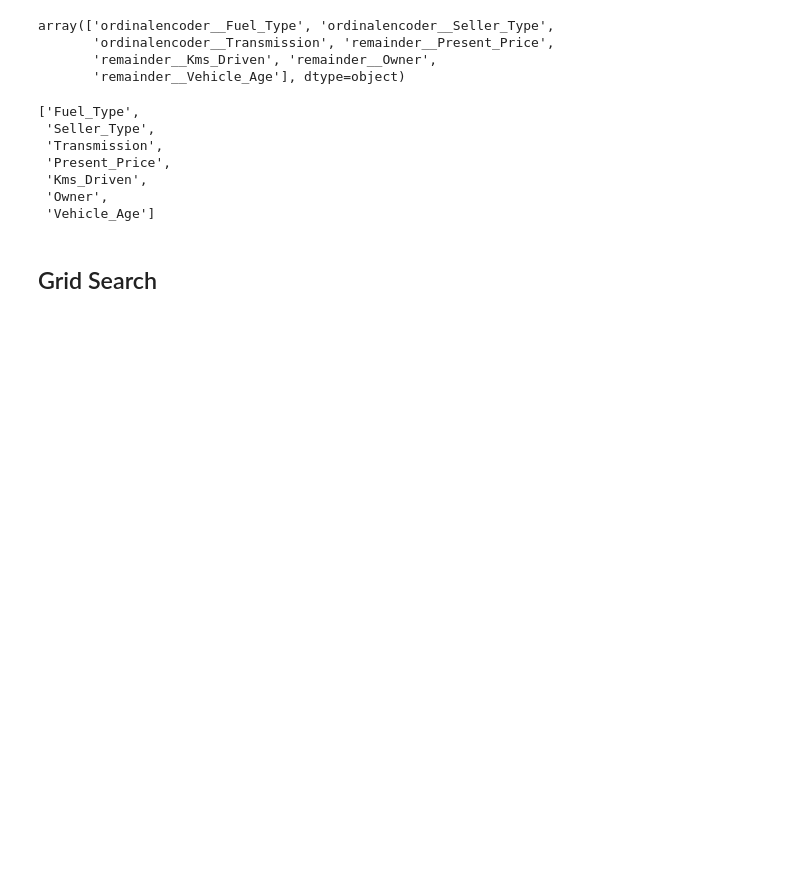
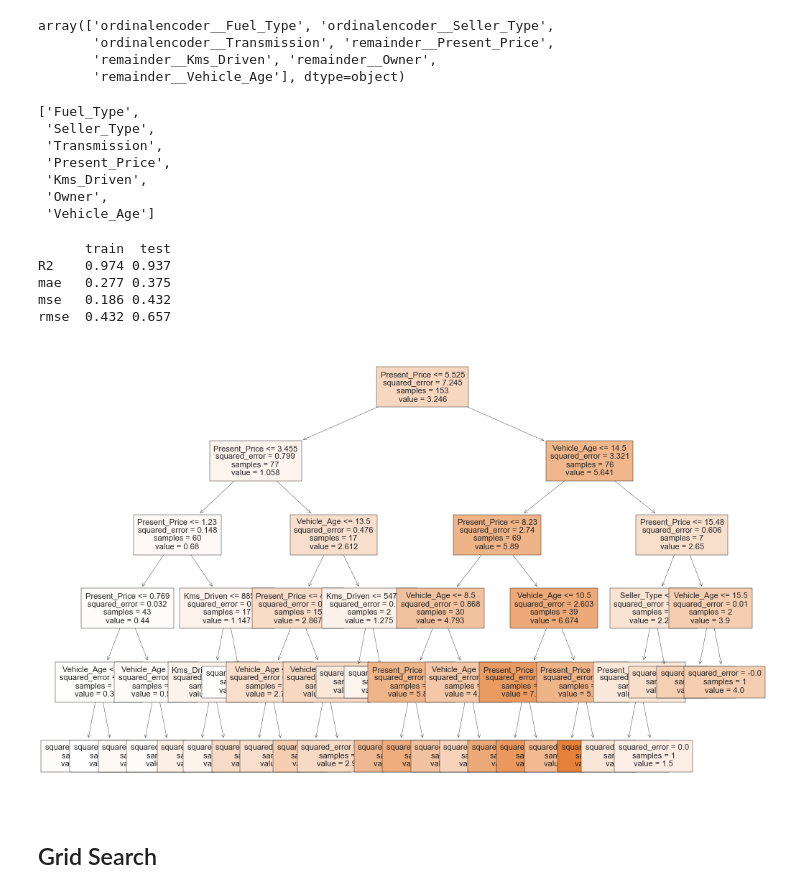
Before and after one commit to ayaramis/DataScience, a Jupyter notebook: Random_Forest/ML_Random Forests Regression 05.03.24 InClass.ipynb, the cells around one changed output. Saved outputs shown, nothing was run; the diff lists cells and outputs as text; code cells hidden in the pictures; blank space fills up the shorter version.

```diff
--- a/Random_Forest/ML_Random Forests Regression 05.03.24 InClass.ipynb
+++ b/Random_Forest/ML_Random Forests Regression 05.03.24 InClass.ipynb
@@ -669,6 +669,41 @@ new_features
  'Kms_Driven',
  'Owner',
  'Vehicle_Age']
+# %%
+RF_model = RandomForestRegressor(n_estimators=123, max_depth=5, random_state=1)
+
+operations = [("OrdinalEncoder", column_trans), ("RF_model", RF_model)]
+
+pruned_tree = Pipeline(steps=operations)
+pruned_tree.fit(X_train,y_train)
+
+report_model(pruned_tree, 11)
+
+# clasificationdan;
+# 1.farkı criterion='squared_error'dür. Hatırlarsanız clasification da bu hyper_parametre gini, entropy veya
+# log_loss oluyordu. Regressionda criterion= "squared_error",  "absolute_error", "poisson" değerlerinden birini alabiliyor.
+# Ama genellikle model en iyi sonuçları "squared_error"da aldığı için default olarak bu değer kullanılıyor.
+
+# 2. farkı max_feature classification'da default olarak sqrt iken regressionda 1.0'dır. Yani tüm featurları kullanır.
+
+# squared error, mean squared error'ü temsil ediyor.Bir yaprağın errorünün 0 olması o yaparağa düşen tüm arabaların aynı fiyatta
+# olduğunu gösterirken 0'a yakın bir değer olması fiyatları biribirine çok yakın arabalar olduğunu gösterir Yüksek bir error
+# değeri ise o yaprağa fiyatları biribirinden çok alakasız arabaların düştüğünü gösterir.
+
+# samples ilgili yapraktaki toplam gözlem sayısını gösterir. (boostrap metoduna göre train datasındaki gözlemlerin
+# yaklaşık 2/3'üdür)
+
+# value ilgili yapraktaki gözlemlerin ortalama fiyatını gösterir.
+
+# predict ettiğimiz bir gözlem hangi yaprağa düşerse o yapraktaki mean value değeri arabanın model tarafından tahmin edilen değeri
+# olur.
+# %% [output]
+      train  test
+R2    0.974 0.937
+mae   0.277 0.375
+mse   0.186 0.432
+rmse  0.432 0.657
+[figure, added]
 # %% [markdown]
 ## Grid Search
 # %% [markdown]
```
